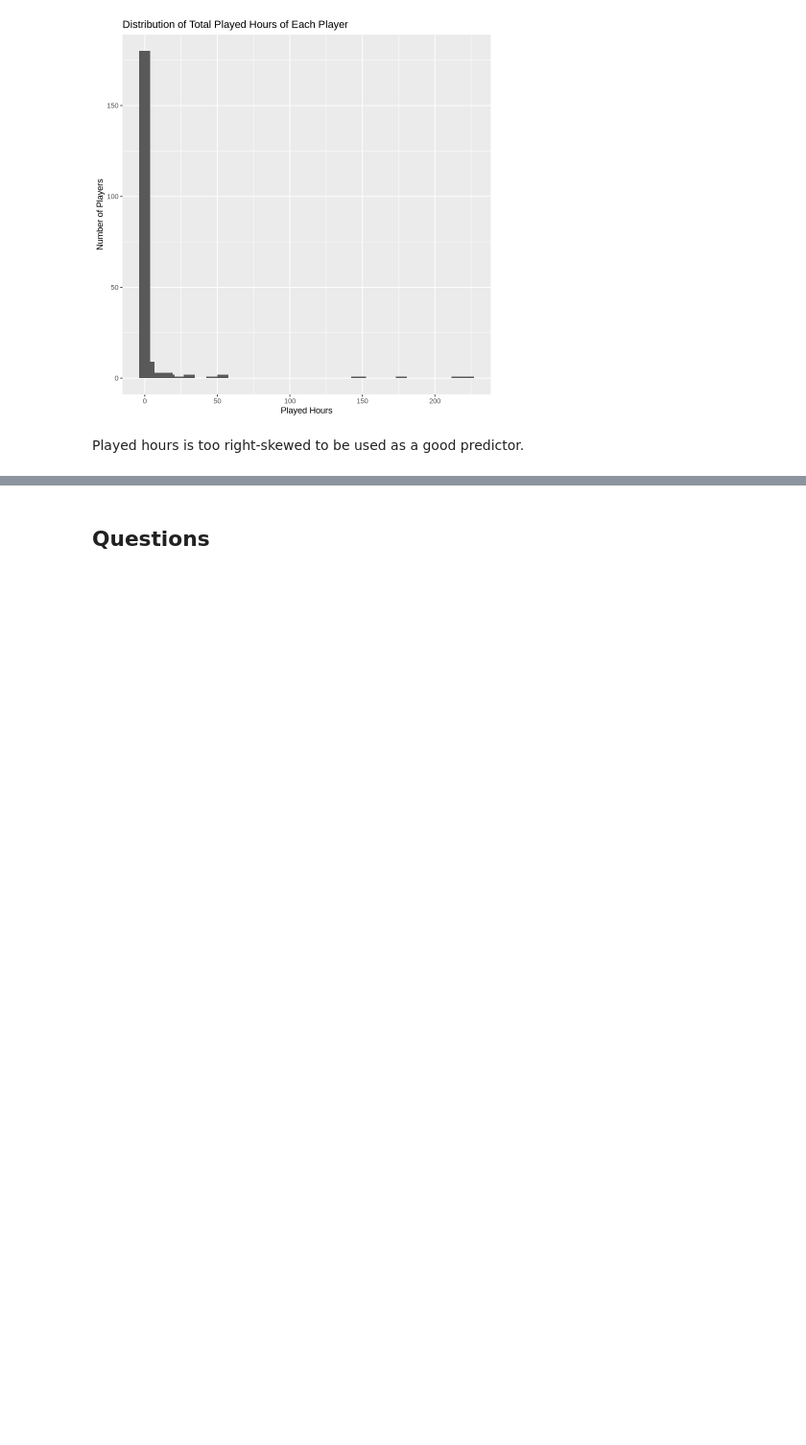
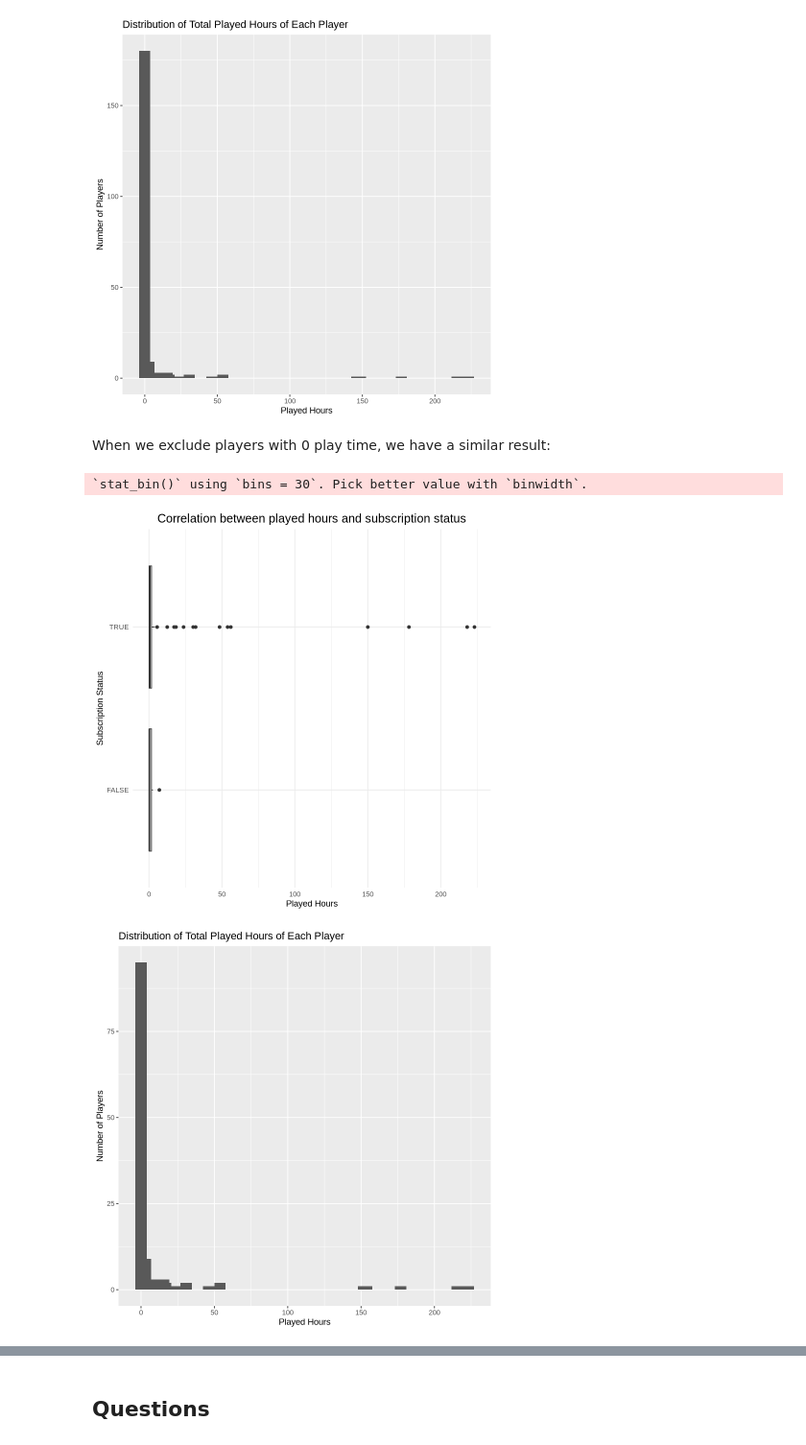
Before and after one commit to Jessica9521/Individual-Planning-Report, a Jupyter notebook: Individual Planning Report.ipynb, the cells around one changed output, grey strips where cells are left out. Shown at 96% size. Drawn from its saved outputs; the diff is of its cells as text; code cells hidden in the pictures; blank space fills up the shorter version.

Commit message:
Graphs
Made more visuals

```diff
--- a/Individual Planning Report.ipynb
+++ b/Individual Planning Report.ipynb
@@ -104,4 +104,31 @@ hist_plot
 [figure]
 [figure]
 # %% [markdown]
-Played hours is too right-skewed to be used as a good predictor.
+When we exclude players with 0 play time, we have a similar result:
+# %%
+playtime_data <- players_data |>
+    filter(played_hours != 0)
+
+box_plot2 <- playtime_data |>
+    ggplot(aes(x = played_hours, y = subscribe)) +
+    geom_boxplot() +
+    labs(title = "Correlation between played hours and subscription status",
+    x = "Played Hours",
+    y = "Subscription Status") +
+    theme_minimal() +
+    theme(plot.title = element_text(size = 15, hjust = 0.5))
+
+box_plot2
+
+hist_plot2 <- playtime_data |>
+    ggplot(aes(x = played_hours)) +
+    geom_histogram() +
+    labs( title = "Distribution of Total Played Hours of Each Player",
+    x = "Played Hours", y = "Number of Players") +
+    stat_bin(bins = 50)
+
+hist_plot2
+# %% [output]
+`stat_bin()` using `bins = 30`. Pick better value with `binwidth`.
+[figure, added]
+[figure, added]
```
Also changed, not shown: parts of 1 cell of this notebook.
